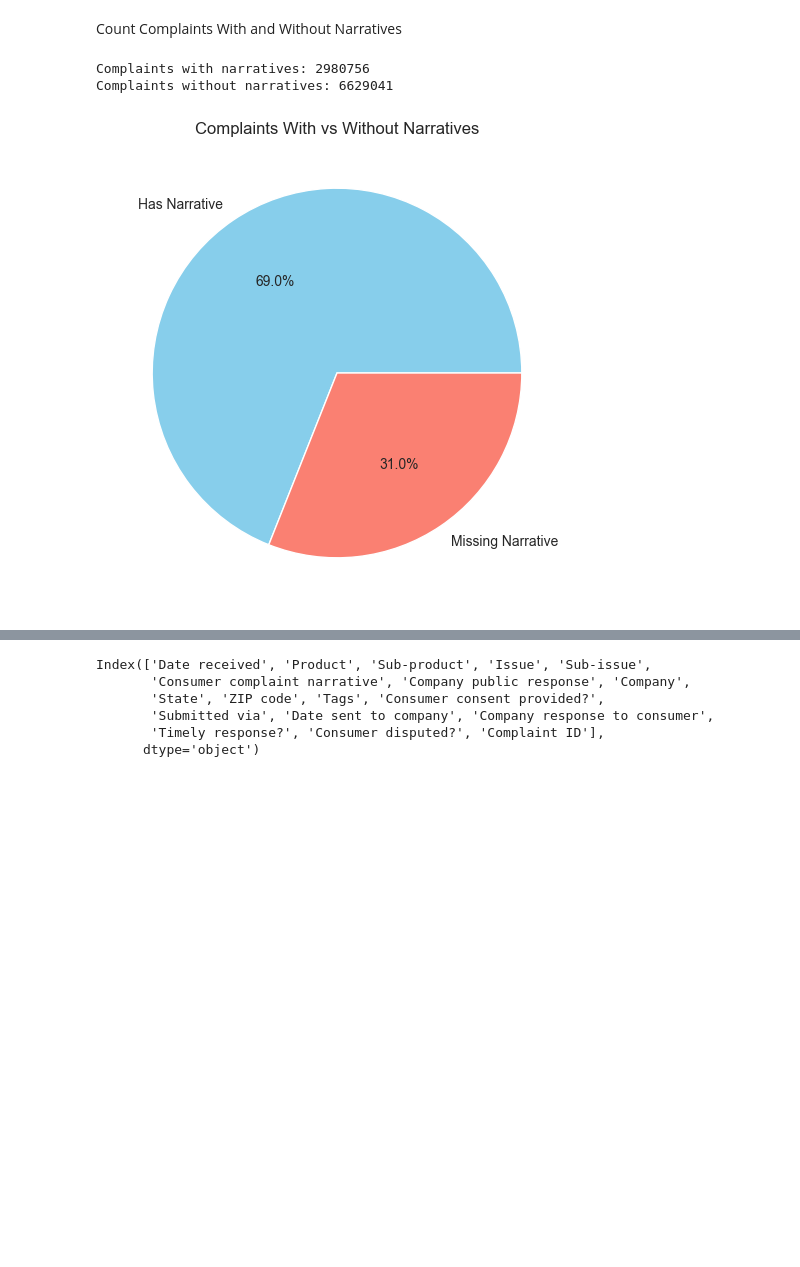
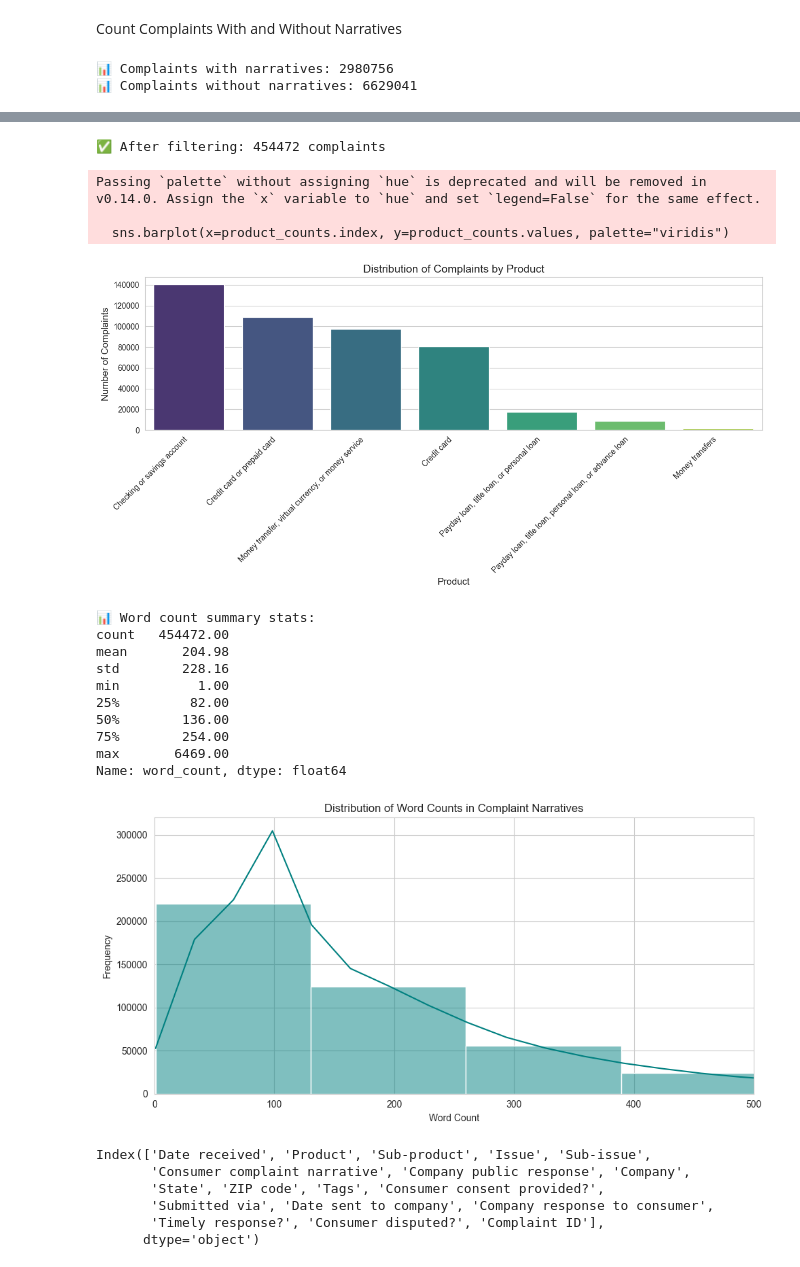
Before and after one commit to Filimon-H/Intelligent-Complaint-Analysis, a Jupyter notebook: notebooks/EDA.ipynb, the cells around one changed output, grey strips where cells are left out. Drawn from its saved outputs; the diff is of its cells as text; code cells hidden in the pictures; blank space fills up the shorter version.

```diff
--- a/notebooks/EDA.ipynb
+++ b/notebooks/EDA.ipynb
@@ -132,28 +132,26 @@ Name: word_count, dtype: float64
 - The dataset is **heavily skewed**, with a small portion of **very long complaints**.
 # %% [markdown]
 Count Complaints With and Without Narratives
-# %%
-# Boolean flag for missing narratives
-df['has_narrative'] = df['Consumer complaint narrative'].notnull()
-
-# Count
-narrative_counts = df['has_narrative'].value_counts()
-
-# Display counts
-print("\nComplaints with narratives:", narrative_counts[True])
-print("Complaints without narratives:", narrative_counts[False])
-
-# Pie chart
-plt.figure(figsize=(6, 6))
-plt.pie(
-    narrative_counts,
-    labels=['Has Narrative', 'Missing Narrative'],
-    autopct='%1.1f%%',
-    colors=['skyblue', 'salmon']
-)
-plt.title("Complaints With vs Without Narratives")
-plt.show()
-# %% [output]
-Complaints with narratives: 2980756
-Complaints without narratives: 6629041
-[figure, removed]
+# %%
+# Load module paths
+import sys
+sys.path.append("../src")
+
+# Import functions
+from eda import plot_narrative_presence
+from preprocessing import filter_products_and_narratives
+
+
+# Show narrative presence
+plot_narrative_presence(df)
+
+# Filter for target products and valid narratives
+df_filtered = filter_products_and_narratives(df)
+
+# Visuals + word count analysis
+plot_complaint_distribution(df_filtered)
+describe_word_counts(df_filtered)
+plot_word_count_distribution(df_filtered)
+# %% [output]
+📊 Complaints with narratives: 2980756
+📊 Complaints without narratives: 6629041
@@ -160,3 +159,19 @@ Complaints without narratives: 6629041
+✅ After filtering: 454472 complaints
+Passing `palette` without assigning `hue` is deprecated and will be removed in v0.14.0. Assign the `x` variable to `hue` and set `legend=False` for the same effect.
+
+  sns.barplot(x=product_counts.index, y=product_counts.values, palette="viridis")
+[figure, added]
+📊 Word count summary stats:
+count   454472.00
+mean       204.98
+std        228.16
+min          1.00
+25%         82.00
+50%        136.00
+75%        254.00
+max       6469.00
+Name: word_count, dtype: float64
+[figure, added]
 # %%
 df.columns
 # %% [output]
```
Also changed, not shown: parts of 5 cells of this notebook.
